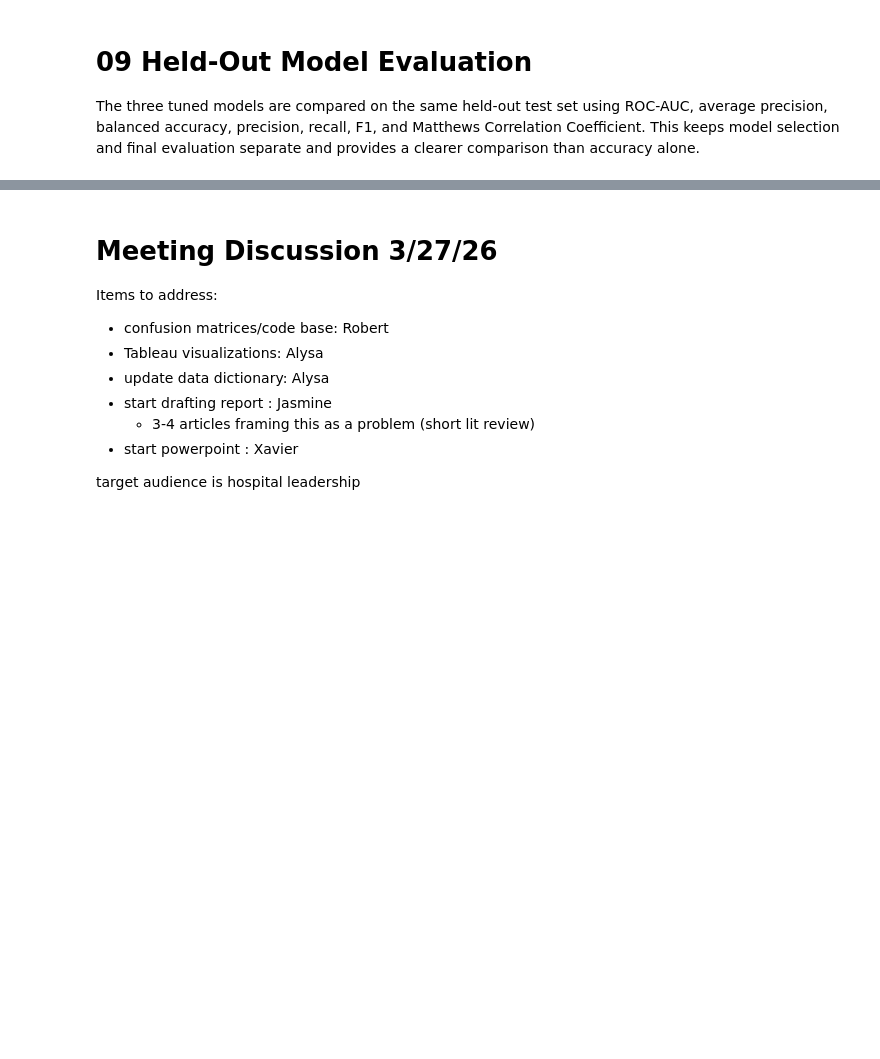
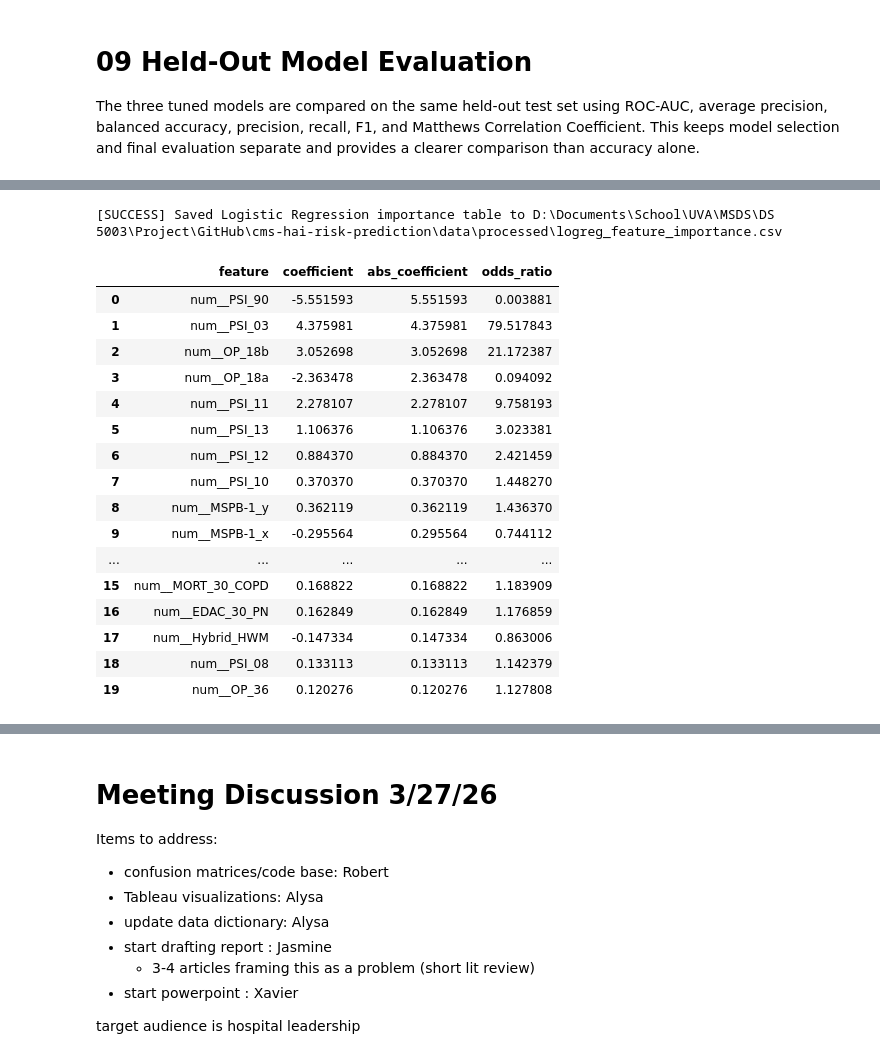
Before and after one commit to Rjashby1/cms-hai-risk-prediction, a Jupyter notebook: code/main_pipeline.ipynb, the cells around one changed output, grey strips where cells are left out. Cells and saved outputs as stored; diff of their text form; code cells hidden in the pictures; blank space fills up the shorter version.

```diff
--- a/code/main_pipeline.ipynb
+++ b/code/main_pipeline.ipynb
@@ -420,0 +743,27 @@ display(results_df)
+# %%
+logreg_imp = step_09.extract_logreg_importance(
+    fitted_pipeline=logreg_best,
+    top_n=20,
+    save_csv=True
+)
+
+display(logreg_imp.head(20))
+# %% [output]
+[SUCCESS] Saved Logistic Regression importance table to D:\Documents\School\UVA\MSDS\DS 5003\Project\GitHub\cms-hai-risk-prediction\data\processed\logreg_feature_importance.csv
+|  | feature | coefficient | abs_coefficient | odds_ratio |
+| 0 | num__PSI_90 | -5.551593 | 5.551593 | 0.003881 |
+| 1 | num__PSI_03 | 4.375981 | 4.375981 | 79.517843 |
+| 2 | num__OP_18b | 3.052698 | 3.052698 | 21.172387 |
+| 3 | num__OP_18a | -2.363478 | 2.363478 | 0.094092 |
+| 4 | num__PSI_11 | 2.278107 | 2.278107 | 9.758193 |
+| 5 | num__PSI_13 | 1.106376 | 1.106376 | 3.023381 |
+| 6 | num__PSI_12 | 0.884370 | 0.884370 | 2.421459 |
+| 7 | num__PSI_10 | 0.370370 | 0.370370 | 1.448270 |
+| 8 | num__MSPB-1_y | 0.362119 | 0.362119 | 1.436370 |
+| 9 | num__MSPB-1_x | -0.295564 | 0.295564 | 0.744112 |
+| ... | ... | ... | ... | ... |
+| 15 | num__MORT_30_COPD | 0.168822 | 0.168822 | 1.183909 |
+| 16 | num__EDAC_30_PN | 0.162849 | 0.162849 | 1.176859 |
+| 17 | num__Hybrid_HWM | -0.147334 | 0.147334 | 0.863006 |
+| 18 | num__PSI_08 | 0.133113 | 0.133113 | 1.142379 |
+| 19 | num__OP_36 | 0.120276 | 0.120276 | 1.127808 |
```
Also changed, not shown: parts of 22 cells of this notebook, 6 other files.
